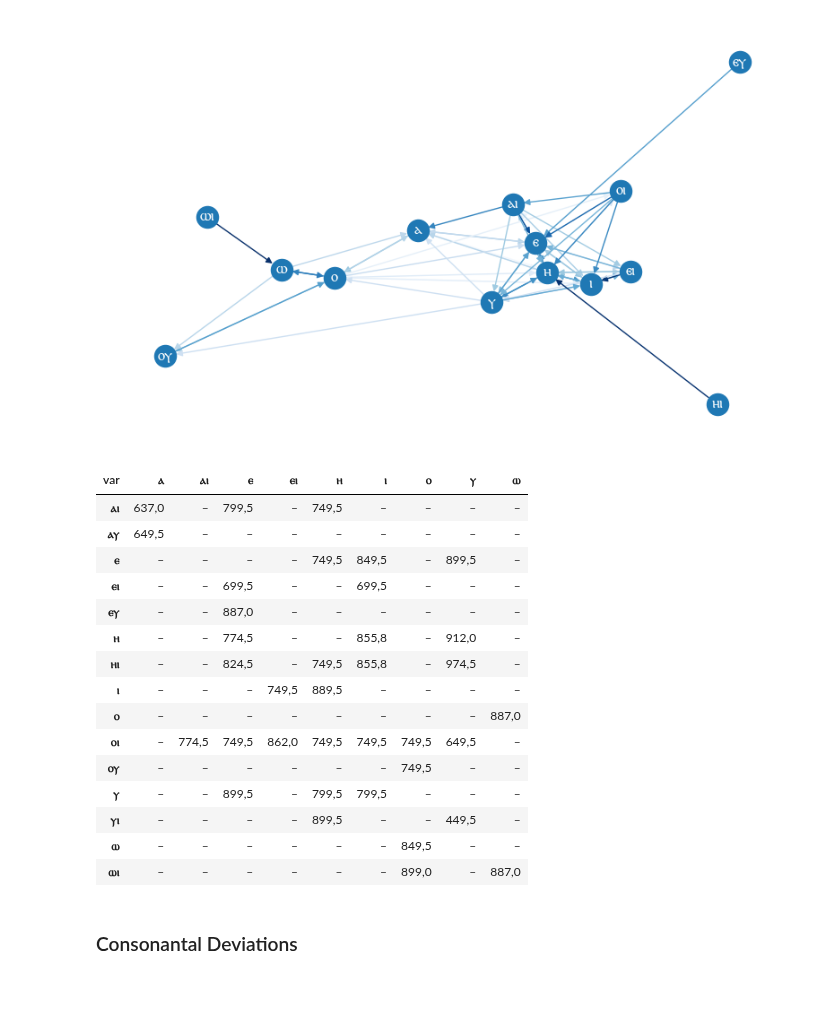
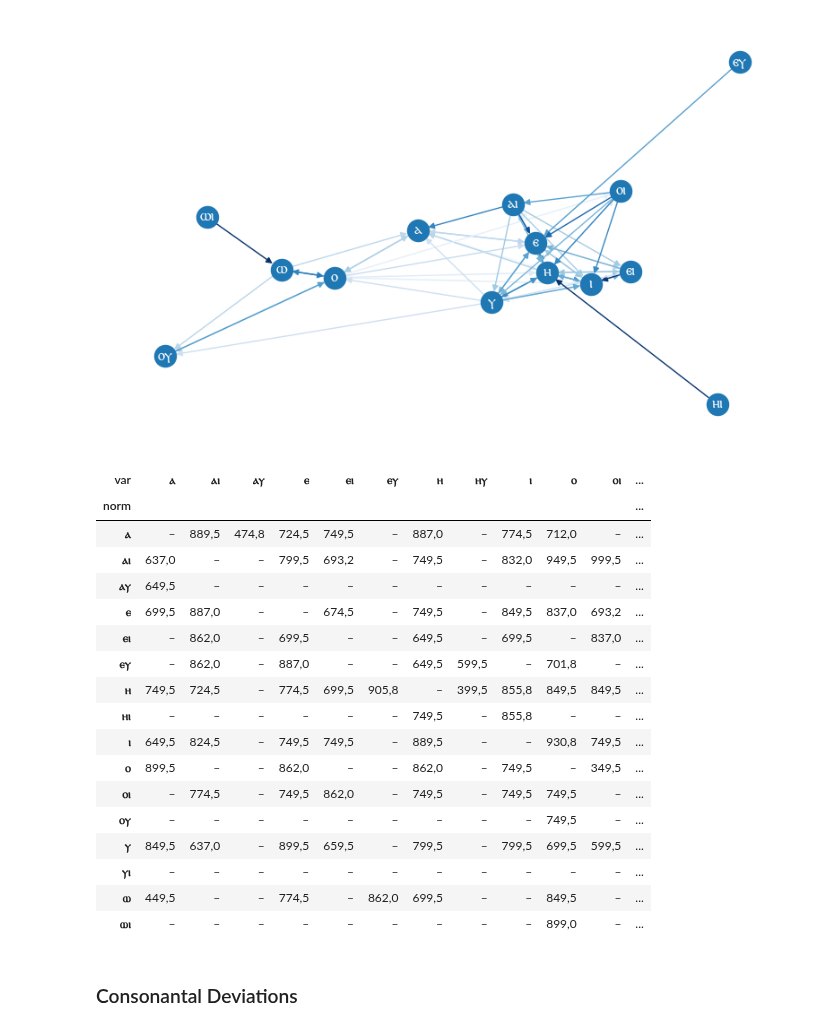
Before and after one commit to kmein/greek-coptic, a Jupyter notebook: greek-coptic.ipynb, the cells around one changed output. Saved outputs shown, nothing was run; the diff lists cells and outputs as text; code cells hidden in the pictures; blank space fills up the shorter version.

```diff
--- a/greek-coptic.ipynb
+++ b/greek-coptic.ipynb
@@ -920,32 +920,34 @@ plt.show()
 # %%
 vowel_dates = pd.crosstab(df_diff_vocalic["norm"], df_diff_vocalic["var"], values=df_diff_vocalic["date_approximate"], aggfunc="median")
 
-dates, regularities = vowel_dates.align(vowel_regularity, fill_value=np.nan)
+dates, frequencies = vowel_dates.align(vowel_frequency, fill_value=np.nan)
 vowel_dates = pd.DataFrame(
-    np.vectorize(lambda date, regularity: date if regularity >= 1 else np.nan)(dates, regularities),
+    np.vectorize(lambda date, frequency: date if frequency >= 5 else np.nan)(dates, frequencies),
     index=dates.index,
     columns=dates.columns
 )
 vowel_dates = vowel_dates.loc[vowel_dates.any(axis=1), vowel_dates.any(axis=0)]
 write_table(vowel_dates, "vowel_dates", heatmap=True, caption="Abweichungen bei vokalischen Graphemen: Median-Belegdatum")
 vowel_dates.style.background_gradient(axis=None, cmap=cm)
 # %% [output]
-| var | ⲁ | ⲁⲓ | ⲉ | ⲉⲓ | ⲏ | ⲓ | ⲟ | ⲩ | ⲱ |
-| ⲁⲓ | 637,0 | – | 799,5 | – | 749,5 | – | – | – | – |
-| ⲁⲩ | 649,5 | – | – | – | – | – | – | – | – |
-| ⲉ | – | – | – | – | 749,5 | 849,5 | – | 899,5 | – |
-| ⲉⲓ | – | – | 699,5 | – | – | 699,5 | – | – | – |
-| ⲉⲩ | – | – | 887,0 | – | – | – | – | – | – |
-| ⲏ | – | – | 774,5 | – | – | 855,8 | – | 912,0 | – |
-| ⲏⲓ | – | – | 824,5 | – | 749,5 | 855,8 | – | 974,5 | – |
-| ⲓ | – | – | – | 749,5 | 889,5 | – | – | – | – |
-| ⲟ | – | – | – | – | – | – | – | – | 887,0 |
-| ⲟⲓ | – | 774,5 | 749,5 | 862,0 | 749,5 | 749,5 | 749,5 | 649,5 | – |
-| ⲟⲩ | – | – | – | – | – | – | 749,5 | – | – |
-| ⲩ | – | – | 899,5 | – | 799,5 | 799,5 | – | – | – |
-| ⲩⲓ | – | – | – | – | 899,5 | – | – | 449,5 | – |
-| ⲱ | – | – | – | – | – | – | 849,5 | – | – |
-| ⲱⲓ | – | – | – | – | – | – | 899,0 | – | 887,0 |
+| var | ⲁ | ⲁⲓ | ⲁⲩ | ⲉ | ⲉⲓ | ⲉⲩ | ⲏ | ⲏⲩ | ⲓ | ⲟ | ⲟⲓ | ... |
+| norm |  |  |  |  |  |  |  |  |  |  |  | ... |
+| ⲁ | – | 889,5 | 474,8 | 724,5 | 749,5 | – | 887,0 | – | 774,5 | 712,0 | – | ... |
+| ⲁⲓ | 637,0 | – | – | 799,5 | 693,2 | – | 749,5 | – | 832,0 | 949,5 | 999,5 | ... |
+| ⲁⲩ | 649,5 | – | – | – | – | – | – | – | – | – | – | ... |
+| ⲉ | 699,5 | 887,0 | – | – | 674,5 | – | 749,5 | – | 849,5 | 837,0 | 693,2 | ... |
+| ⲉⲓ | – | 862,0 | – | 699,5 | – | – | 649,5 | – | 699,5 | – | 837,0 | ... |
+| ⲉⲩ | – | 862,0 | – | 887,0 | – | – | 649,5 | 599,5 | – | 701,8 | – | ... |
+| ⲏ | 749,5 | 724,5 | – | 774,5 | 699,5 | 905,8 | – | 399,5 | 855,8 | 849,5 | 849,5 | ... |
+| ⲏⲓ | – | – | – | – | – | – | 749,5 | – | 855,8 | – | – | ... |
+| ⲓ | 649,5 | 824,5 | – | 749,5 | 749,5 | – | 889,5 | – | – | 930,8 | 749,5 | ... |
+| ⲟ | 899,5 | – | – | 862,0 | – | – | 862,0 | – | 749,5 | – | 349,5 | ... |
+| ⲟⲓ | – | 774,5 | – | 749,5 | 862,0 | – | 749,5 | – | 749,5 | 749,5 | – | ... |
+| ⲟⲩ | – | – | – | – | – | – | – | – | – | 749,5 | – | ... |
+| ⲩ | 849,5 | 637,0 | – | 899,5 | 659,5 | – | 799,5 | – | 799,5 | 699,5 | 599,5 | ... |
+| ⲩⲓ | – | – | – | – | – | – | – | – | – | – | – | ... |
+| ⲱ | 449,5 | – | – | 774,5 | – | 862,0 | 699,5 | – | – | 849,5 | – | ... |
+| ⲱⲓ | – | – | – | – | – | – | – | – | – | 899,0 | – | ... |
 # %% [markdown]
 ### Consonantal Deviations
 # %%
```
Also changed, not shown: parts of 6 cells of this notebook, 1 other file.
